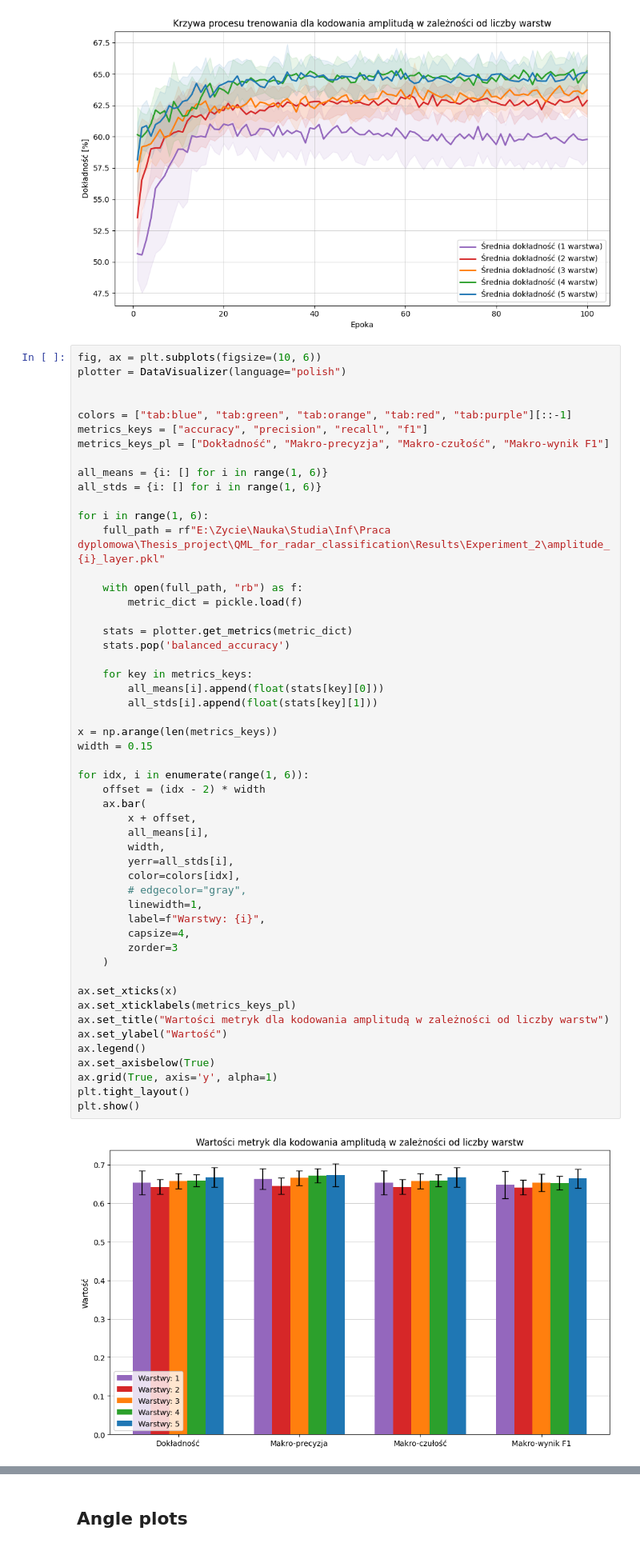
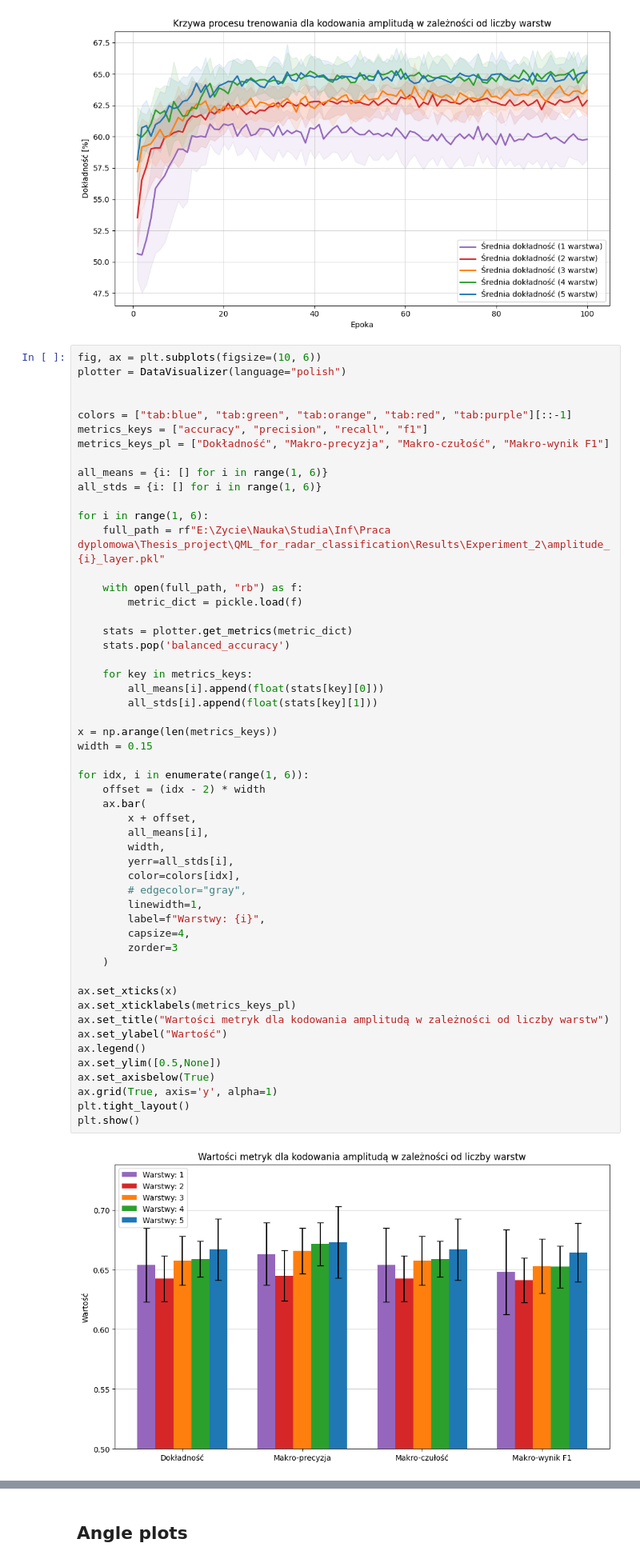
Before and after one commit to AdrianPanasiewicz/QML_for_radar_classification, a Jupyter notebook: MachineLearning/training_pipeline.ipynb, the cells around one changed output, grey strips where cells are left out. Shown at 80% size. Drawn from its saved outputs; the diff is of its cells as text.

```diff
--- a/MachineLearning/training_pipeline.ipynb
+++ b/MachineLearning/training_pipeline.ipynb
@@ -813,34 +810,35 @@ for i in range(1, 6):
         all_stds[i].append(float(stats[key][1]))
 
 x = np.arange(len(metrics_keys))
 width = 0.15
 
 for idx, i in enumerate(range(1, 6)):
     offset = (idx - 2) * width
     ax.bar(
         x + offset,
         all_means[i],
         width,
         yerr=all_stds[i],
         color=colors[idx],
         # edgecolor="gray",
         linewidth=1,
         label=f"Warstwy: {i}",
         capsize=4,
         zorder=3
     )
 
 ax.set_xticks(x)
 ax.set_xticklabels(metrics_keys_pl)
 ax.set_title("Wartości metryk dla kodowania amplitudą w zależności od liczby warstw")
 ax.set_ylabel("Wartość")
 ax.legend()
+ax.set_ylim([0.5,None])
 ax.set_axisbelow(True)
 ax.grid(True, axis='y', alpha=1)
 plt.tight_layout()
 plt.show()
 # %% [output]
-[figure, old version]
+[figure, new version]
 # %%
 metrics_keys = ["accuracy", "precision", "recall", "f1"]
 sig_digits = 3
```
Also changed, not shown: parts of 2 cells of this notebook, 2 other files.
